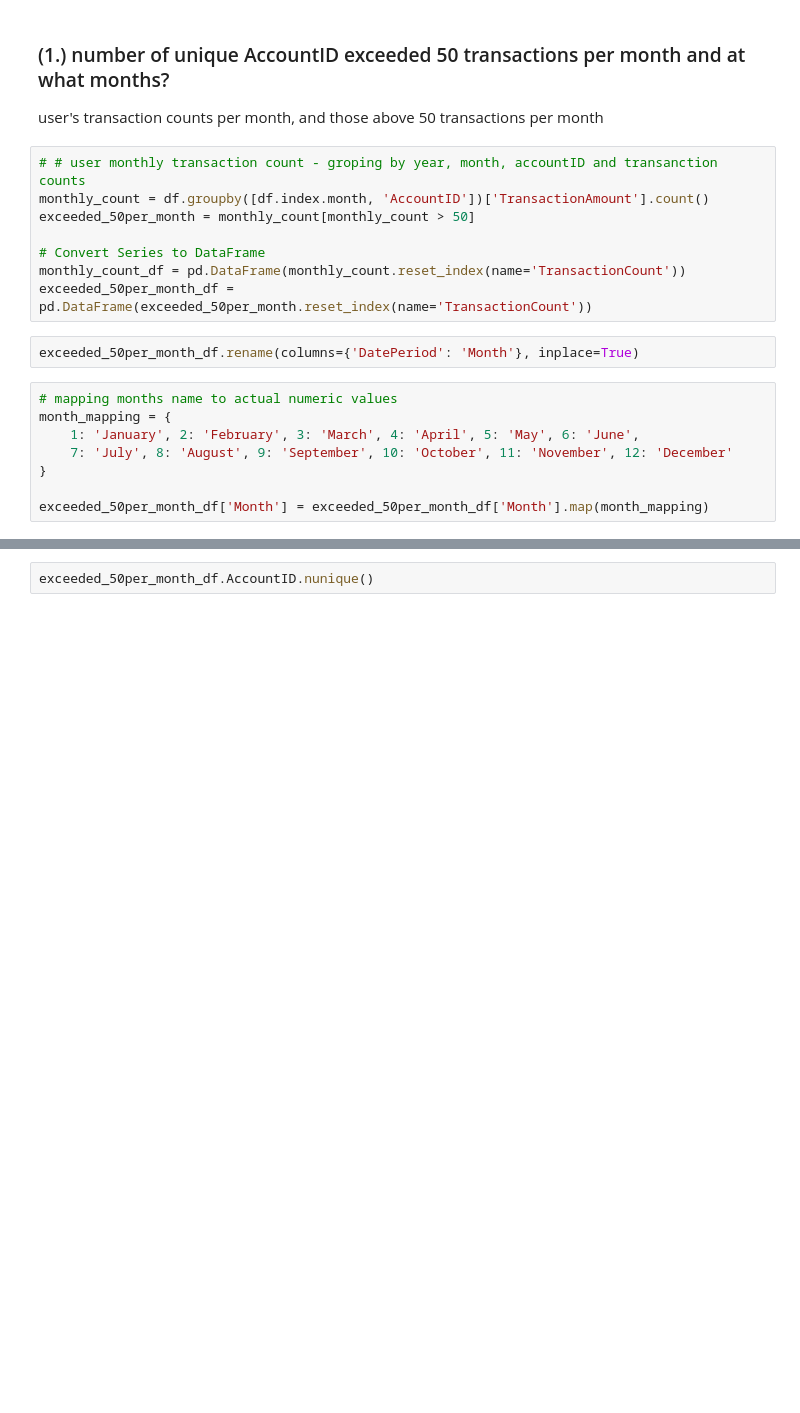
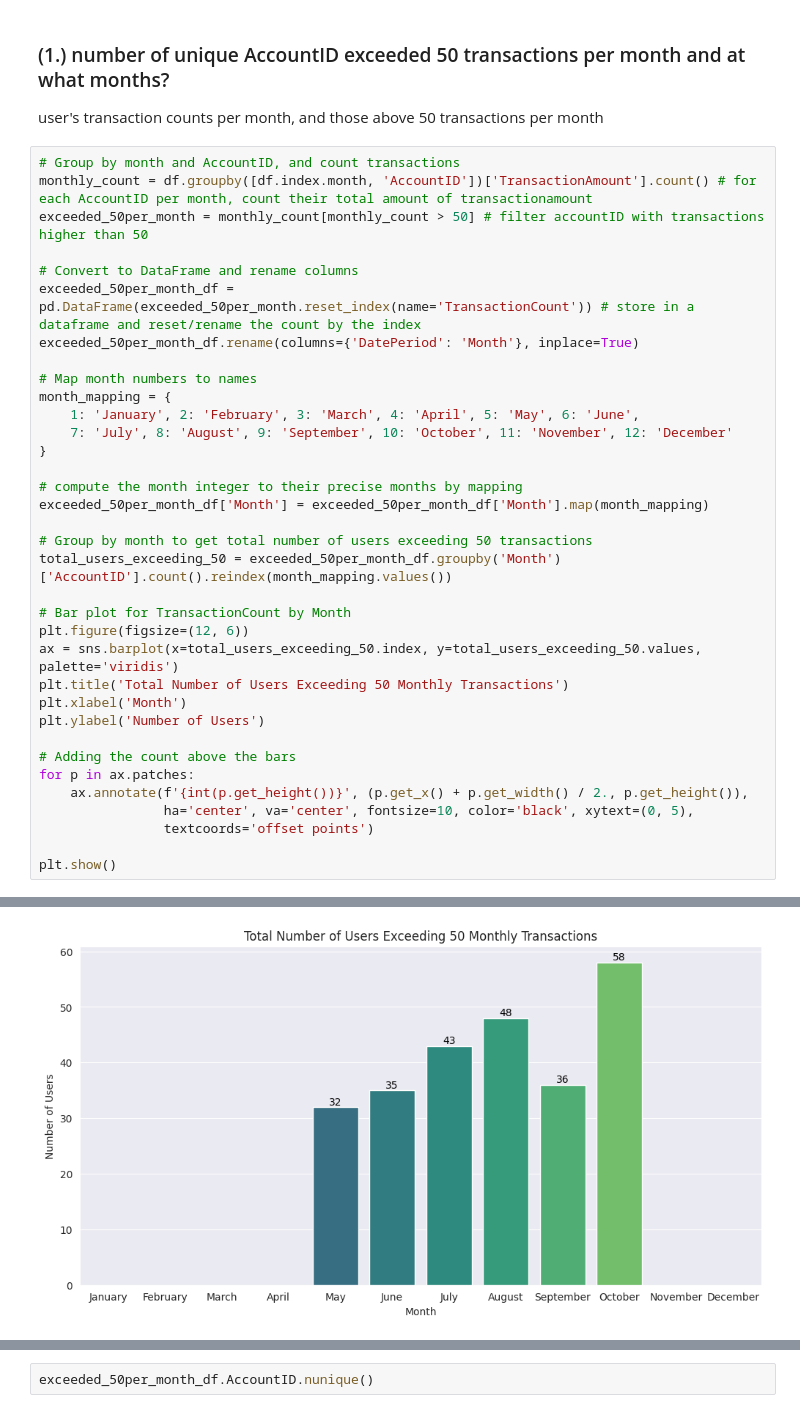
Before and after one commit to neyedhayo/transaction-analysis, a Jupyter notebook: notebook/eda_notebook.ipynb, the cells around one changed output, grey strips where cells are left out. Drawn from its saved outputs; the diff is of its cells as text; blank space fills up the shorter version.

Commit message:
refactor 1 visualization code

```diff
--- a/notebook/eda_notebook.ipynb
+++ b/notebook/eda_notebook.ipynb
@@ -69,21 +69,39 @@ Index(['AccountID', 'TransactionAmount', 'Status'], dtype='object')
 # %% [markdown]
 ### (1.) number of unique AccountID exceeded 50 transactions per month and at what months?
 user's transaction counts per month, and those above 50 transactions per month
-# %%
-# # user monthly transaction count - groping by year, month, accountID and transanction counts
-monthly_count = df.groupby([df.index.month, 'AccountID'])['TransactionAmount'].count()
-exceeded_50per_month = monthly_count[monthly_count > 50]
-
-# Convert Series to DataFrame
-monthly_count_df = pd.DataFrame(monthly_count.reset_index(name='TransactionCount'))
-exceeded_50per_month_df = pd.DataFrame(exceeded_50per_month.reset_index(name='TransactionCount'))
-# %%
-exceeded_50per_month_df.rename(columns={'DatePeriod': 'Month'}, inplace=True)
-# %%
-# mapping months name to actual numeric values
-month_mapping = {
-    1: 'January', 2: 'February', 3: 'March', 4: 'April', 5: 'May', 6: 'June',
-    7: 'July', 8: 'August', 9: 'September', 10: 'October', 11: 'November', 12: 'December'
-}
-
-exceeded_50per_month_df['Month'] = exceeded_50per_month_df['Month'].map(month_mapping)
+# %%
+# Group by month and AccountID, and count transactions
+monthly_count = df.groupby([df.index.month, 'AccountID'])['TransactionAmount'].count() # for each AccountID per month, count their total amount of transactionamount
+exceeded_50per_month = monthly_count[monthly_count > 50] # filter accountID with transactions higher than 50
+
+# Convert to DataFrame and rename columns
+exceeded_50per_month_df = pd.DataFrame(exceeded_50per_month.reset_index(name='TransactionCount')) # store in a dataframe and reset/rename the count by the index
+exceeded_50per_month_df.rename(columns={'DatePeriod': 'Month'}, inplace=True)
+
+# Map month numbers to names
+month_mapping = {
+    1: 'January', 2: 'February', 3: 'March', 4: 'April', 5: 'May', 6: 'June',
+    7: 'July', 8: 'August', 9: 'September', 10: 'October', 11: 'November', 12: 'December'
+}
+
+# compute the month integer to their precise months by mapping
+exceeded_50per_month_df['Month'] = exceeded_50per_month_df['Month'].map(month_mapping)
+
+# Group by month to get total number of users exceeding 50 transactions
+total_users_exceeding_50 = exceeded_50per_month_df.groupby('Month')['AccountID'].count().reindex(month_mapping.values())
+
+# Bar plot for TransactionCount by Month
+plt.figure(figsize=(12, 6))
+ax = sns.barplot(x=total_users_exceeding_50.index, y=total_users_exceeding_50.values, palette='viridis')
+plt.title('Total Number of Users Exceeding 50 Monthly Transactions')
+plt.xlabel('Month')
+plt.ylabel('Number of Users')
+
+# Adding the count above the bars
+for p in ax.patches:
+    ax.annotate(f'{int(p.get_height())}', (p.get_x() + p.get_width() / 2., p.get_height()),
+                ha='center', va='center', fontsize=10, color='black', xytext=(0, 5),
+                textcoords='offset points')
+
+plt.show()
+# %% [output]
@@ -89,0 +111 @@ exceeded_50per_month_df['Month'] = exceeded_50per_month_df['Month'].map(month_ma
+[figure, added]
```
Also changed, not shown: parts of 3 cells of this notebook.
